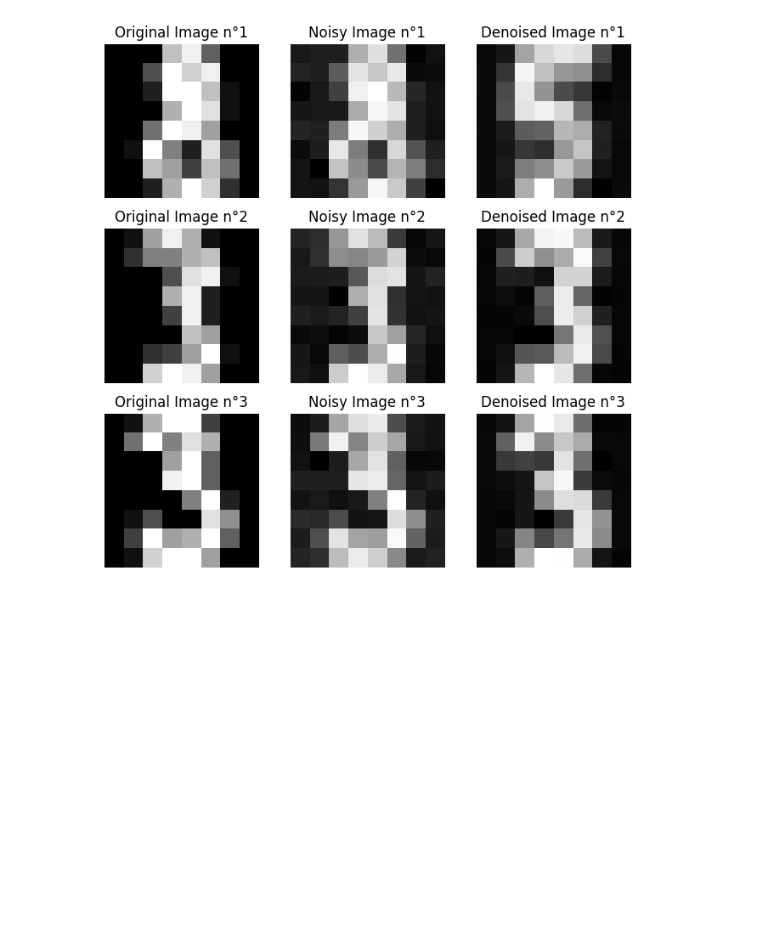
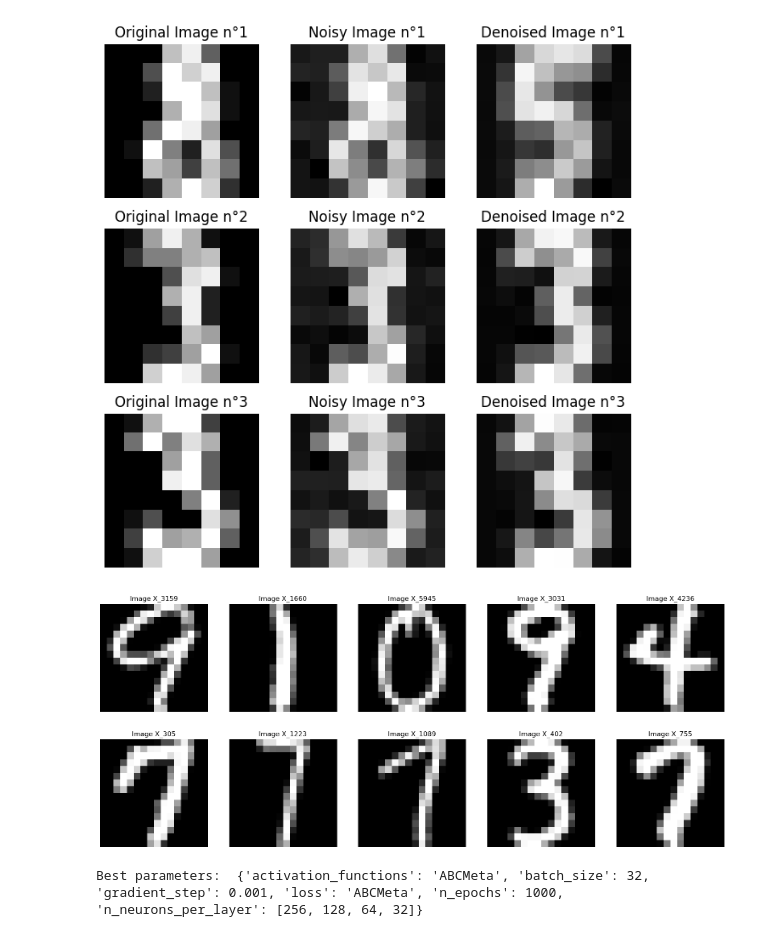
Before and after one commit to Ethan2541/Neural-Network-Library, a Jupyter notebook: experiments/denoiser.ipynb, the cells around one changed output. Saved outputs shown, nothing was run; the diff lists cells and outputs as text; code cells hidden in the pictures; blank space fills up the shorter version.

Commit message:
usps and heatmap denoiser

```diff
--- a/experiments/denoiser.ipynb
+++ b/experiments/denoiser.ipynb
@@ -201,3 +204,28 @@ for i in range(n_images):
 plt.show()
 # %% [output]
 [figure]
+# %%
+X, _ = load_usps("../data/USPS_data.txt")
+
+# Min-Max Scaling
+x_min = X.min()
+x_max = X.max()
+X = (X - x_min) / (x_max - x_min)
+
+X_noise = add_noise(X)
+
+X_train, X_test, y_train, y_test = train_test_split(X_noise, X, test_size=0.2)
+# %%
+n_images = 10
+random_indexes = np.random.choice(range(len(X)), n_images)
+images = X[random_indexes]
+
+plt.subplots(2, 5, figsize=(20, 8))
+for i in range(n_images):
+    plt.subplot(2, 5, i + 1)
+    plt.imshow(images[i].reshape(16, 16), cmap='gray')
+    plt.title(f"Image X_{random_indexes[i]}")
+    plt.axis('off')
+plt.show()
+# %% [output]
+[figure, added]
@@ -203,0 +243,4 @@ plt.show()
+# %%
+print("Best parameters: ", best_params)
+# %% [output]
+Best parameters:  {'activation_functions': 'ABCMeta', 'batch_size': 32, 'gradient_step': 0.001, 'loss': 'ABCMeta', 'n_epochs': 1000, 'n_neurons_per_layer': [256, 128, 64, 32]}
```
Also changed, not shown: parts of 6 cells of this notebook, 3 other files.
